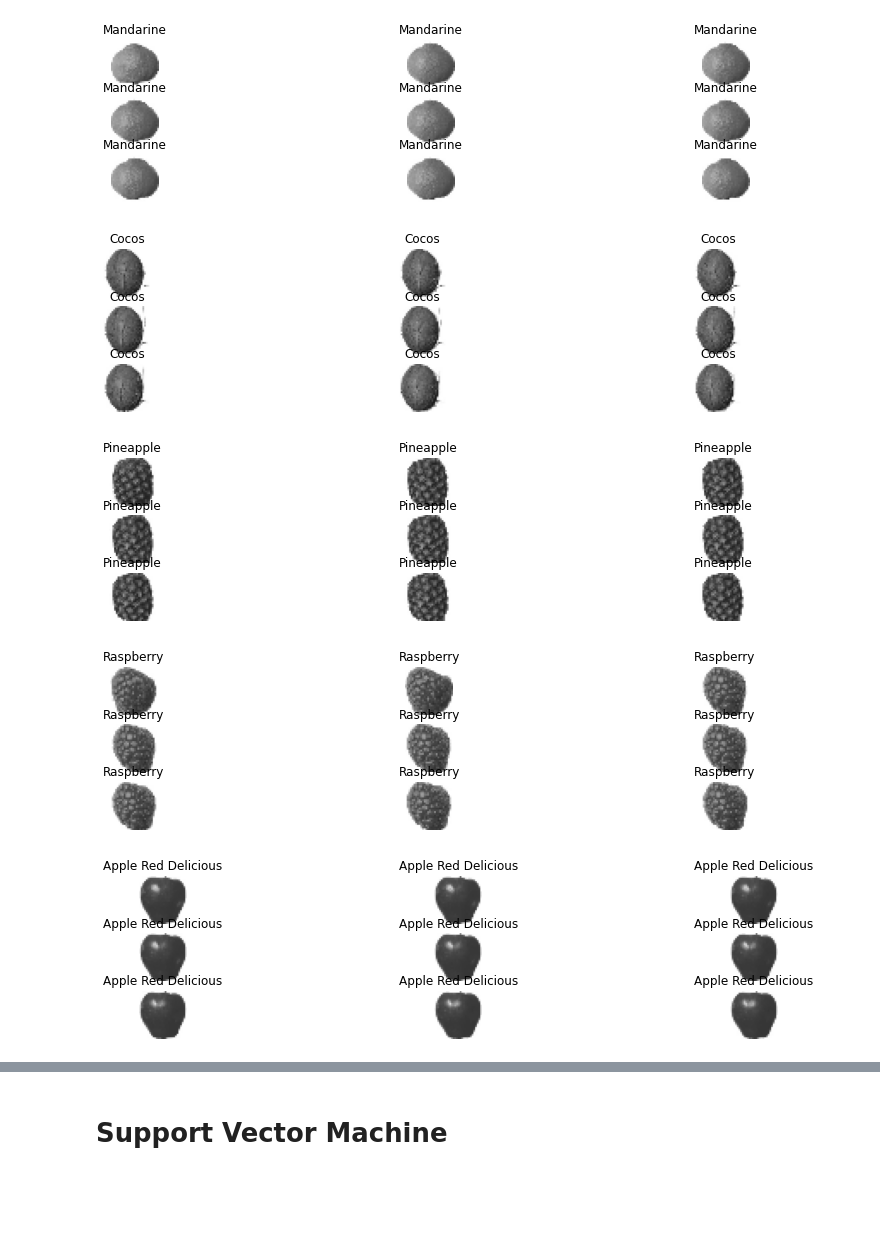
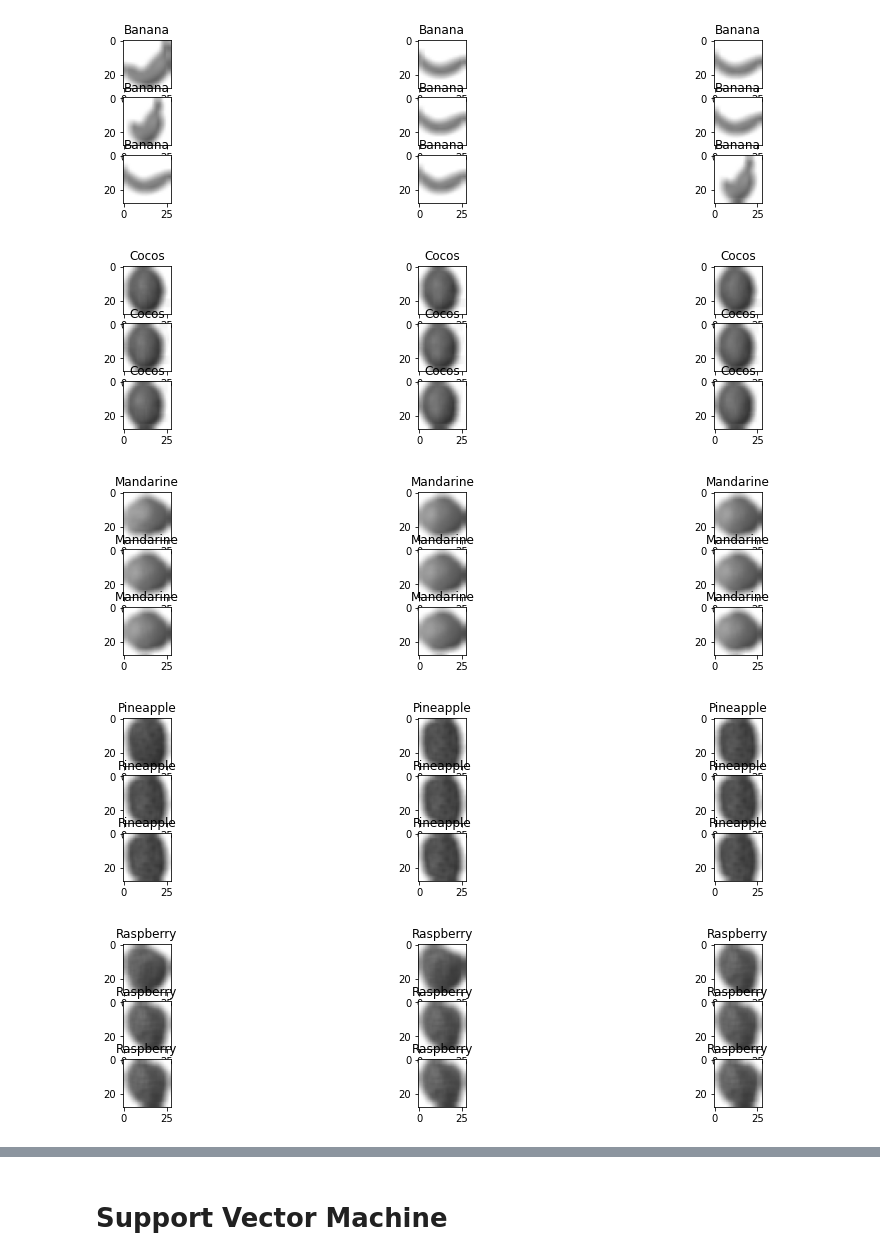
Before and after one commit to rconforti97/ITCS5156-Project, a Jupyter notebook: FruitProject.ipynb, the cells around one changed output, grey strips where cells are left out. Saved outputs shown, nothing was run; the diff lists cells and outputs as text; code cells hidden in the pictures; blank space fills up the shorter version.

```diff
--- a/FruitProject.ipynb
+++ b/FruitProject.ipynb
@@ -89,29 +146,0 @@ X_test, t_test = fruitsGrey(fruit_data, 'Test')
-# %%
-def plot_grey():
-    a = 0
-    x = 0
-    y = 9
-    while True:
-        if a >= 2450:
-            break
-        assert len(X_training[x:y]) == 3*3
-        fig, axs = plt.subplots(3, 3, figsize=(15,3))
-
-        n = 0
-        for i in range(0, 3):
-            for j in range(0, 3):
-                axs[i, j].axis('off')
-                axs[i, j].imshow(X_training[x:y][n])
-                axs[i, j].set_title(fruit_data[t_training[a]])
-                n += 1
-        # so it goes to the next set
-        a += 490
-        x += 490
-        y += 490
-plot_grey()
-# %% [output]
-[figure, removed]
-[figure, removed]
-[figure, removed]
-[figure, removed]
-[figure, removed]
@@ -122,0 +153,9 @@ X_test= scaler.fit_transform([i.flatten() for i in X_test])
+# %%
+# Plotting the gray fruits
+printFruit('Gray')
+# %% [output]
+[figure, added]
+[figure, added]
+[figure, added]
+[figure, added]
+[figure, added]
```
Also changed, not shown: parts of 51 cells of this notebook, 1 other file.
